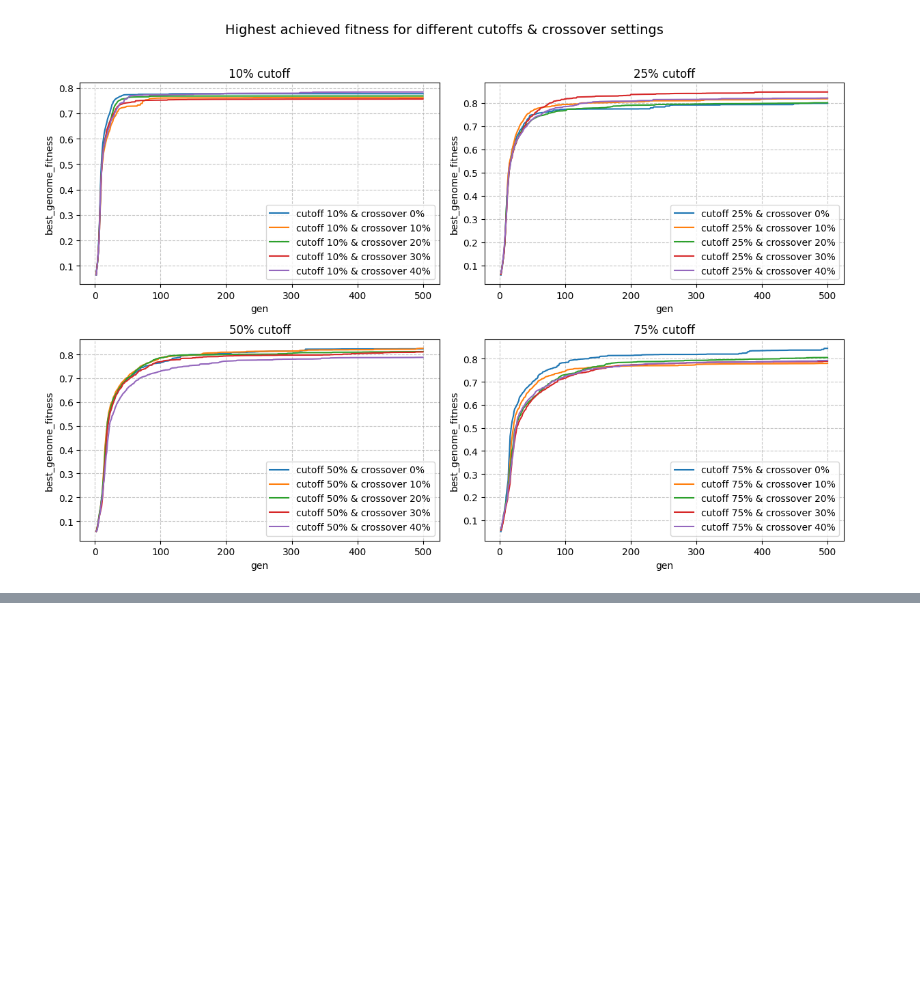
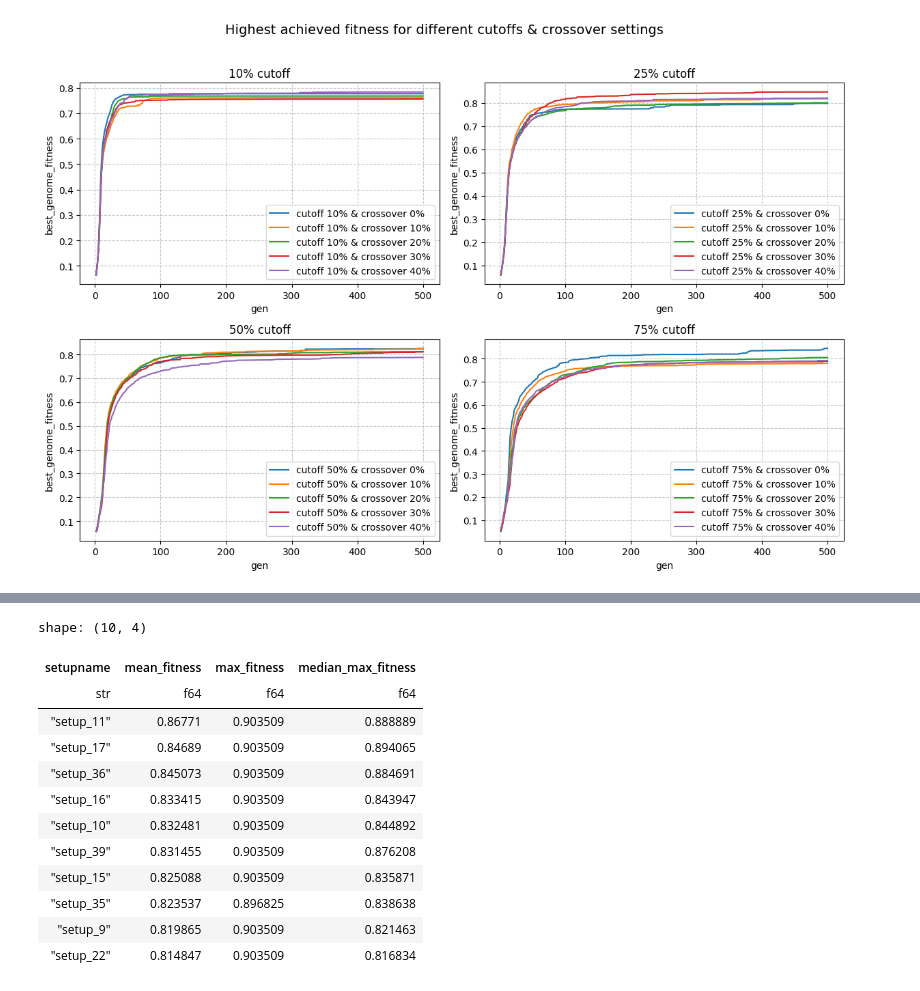
Before and after one commit to pastra98/EvolvePetriNets, a Jupyter notebook: analysis/analysis.ipynb, the cells around one changed output, grey strips where cells are left out. Saved outputs shown, nothing was run; the diff lists cells and outputs as text; code cells hidden in the pictures; blank space fills up the shorter version.

```diff
--- a/analysis/analysis.ipynb
+++ b/analysis/analysis.ipynb
@@ -321,0 +336,19 @@ sa.generalized_barplot(plt_layout, data_sources, "num_total_components")
+# %%
+import polars as pl
+
+max_fitness_results = sa.get_best_setups(res["final_report"])
+max_fitness_results.head(10)
+# %% [output]
+shape: (10, 4)
+| setupname | mean_fitness | max_fitness | median_max_fitness |
+| str | f64 | f64 | f64 |
+| "setup_11" | 0.86771 | 0.903509 | 0.888889 |
+| "setup_17" | 0.84689 | 0.903509 | 0.894065 |
+| "setup_36" | 0.845073 | 0.903509 | 0.884691 |
+| "setup_16" | 0.833415 | 0.903509 | 0.843947 |
+| "setup_10" | 0.832481 | 0.903509 | 0.844892 |
+| "setup_39" | 0.831455 | 0.903509 | 0.876208 |
+| "setup_15" | 0.825088 | 0.903509 | 0.835871 |
+| "setup_35" | 0.823537 | 0.896825 | 0.838638 |
+| "setup_9" | 0.819865 | 0.903509 | 0.821463 |
+| "setup_22" | 0.814847 | 0.903509 | 0.816834 |
```
Also changed, not shown: parts of 15 cells of this notebook.
